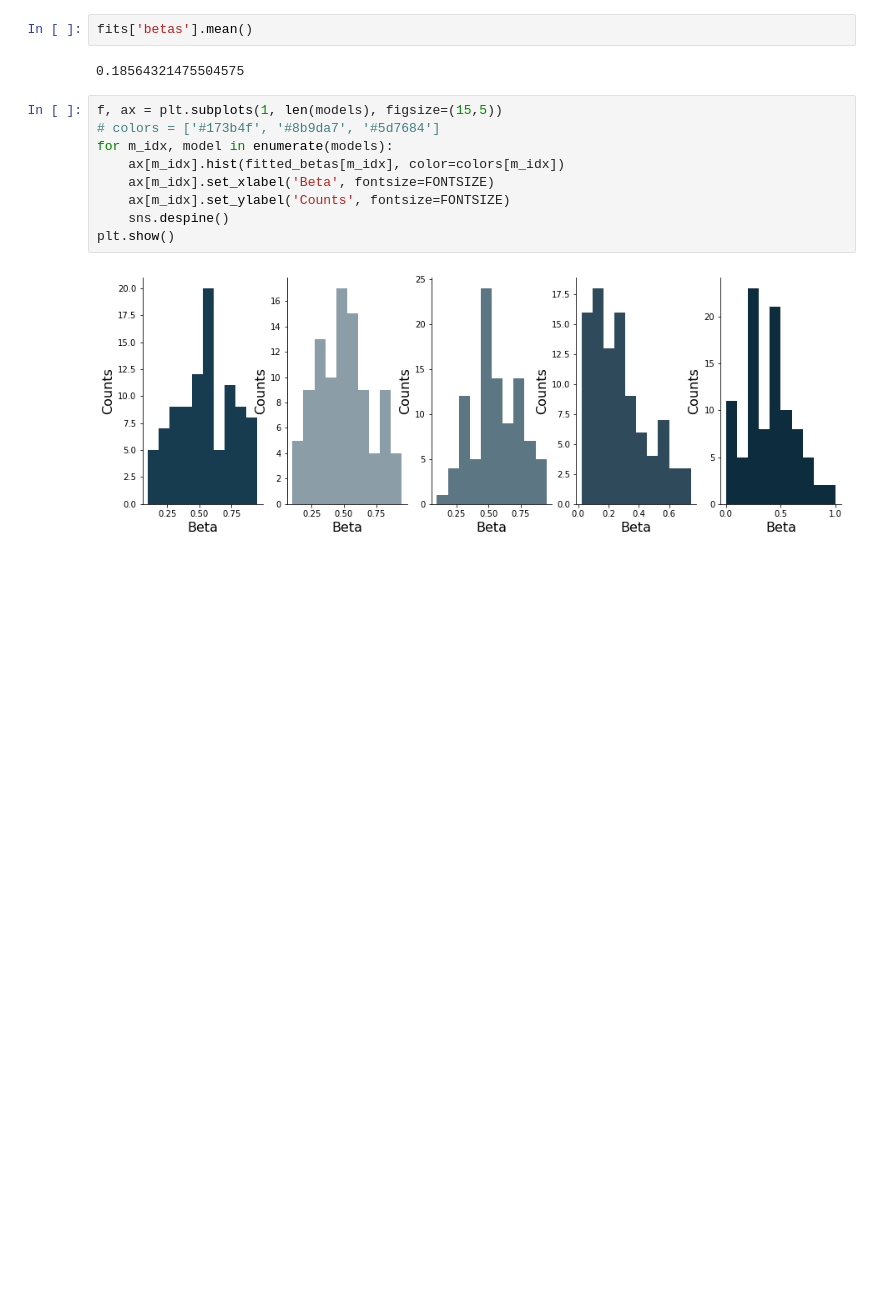
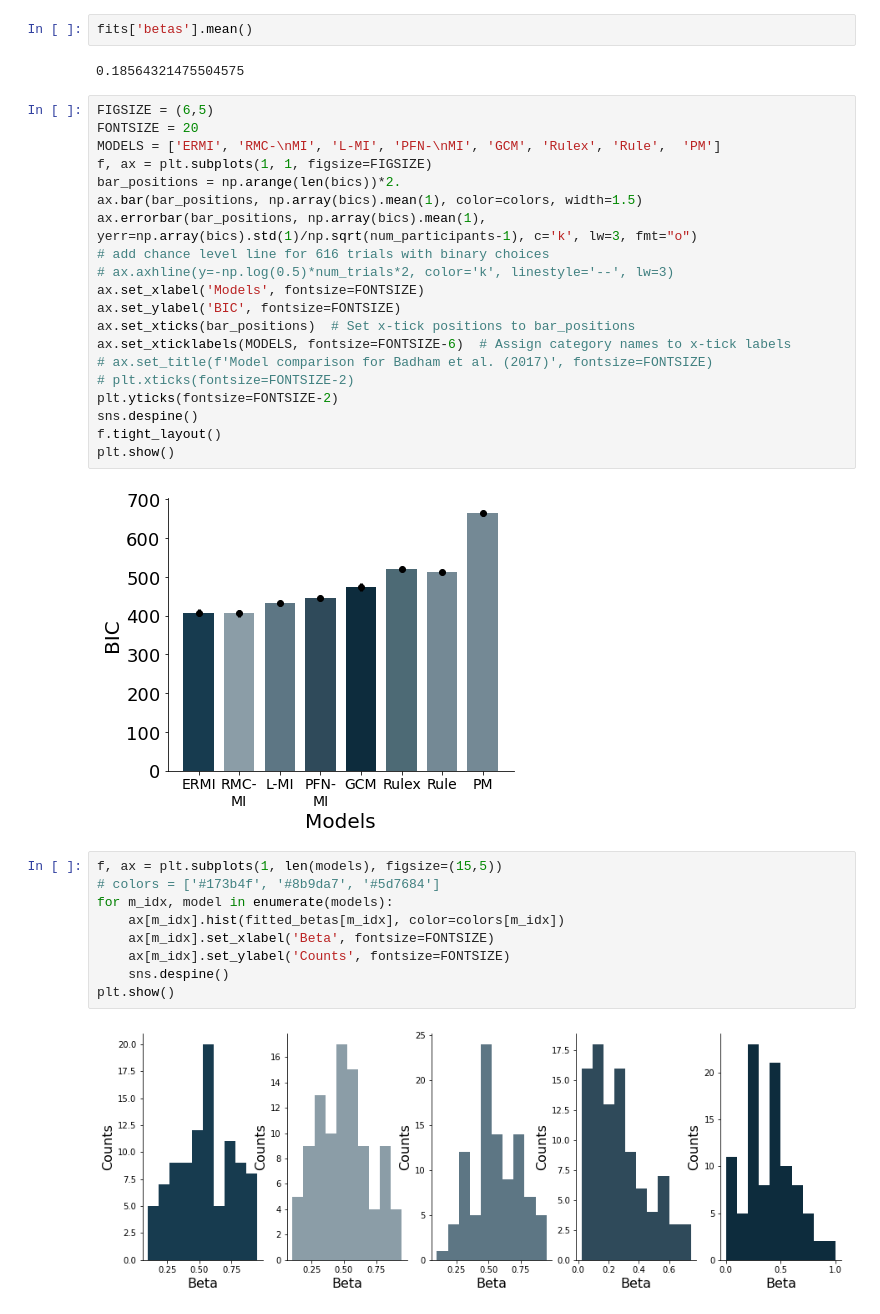
Before and after one commit to akjagadish/vanilla-llama, a Jupyter notebook: categorisation/notebooks/model_comparison.ipynb, the cells around one changed output. Saved outputs shown, nothing was run; the diff lists cells and outputs as text; blank space fills up the shorter version.

```diff
--- a/categorisation/notebooks/model_comparison.ipynb
+++ b/categorisation/notebooks/model_comparison.ipynb
@@ -550,6 +550,28 @@ np.median(fits['betas'])
 fits['betas'].mean()
 # %% [output]
 0.18564321475504575
+# %%
+FIGSIZE = (6,5)
+FONTSIZE = 20
+MODELS = ['ERMI', 'RMC-\nMI', 'L-MI', 'PFN-\nMI', 'GCM', 'Rulex', 'Rule',  'PM']
+f, ax = plt.subplots(1, 1, figsize=FIGSIZE)
+bar_positions = np.arange(len(bics))*2.
+ax.bar(bar_positions, np.array(bics).mean(1), color=colors, width=1.5)
+ax.errorbar(bar_positions, np.array(bics).mean(1), yerr=np.array(bics).std(1)/np.sqrt(num_participants-1), c='k', lw=3, fmt="o")
+# add chance level line for 616 trials with binary choices
+# ax.axhline(y=-np.log(0.5)*num_trials*2, color='k', linestyle='--', lw=3)
+ax.set_xlabel('Models', fontsize=FONTSIZE)
+ax.set_ylabel('BIC', fontsize=FONTSIZE)
+ax.set_xticks(bar_positions)  # Set x-tick positions to bar_positions
+ax.set_xticklabels(MODELS, fontsize=FONTSIZE-6)  # Assign category names to x-tick labels
+# ax.set_title(f'Model comparison for Badham et al. (2017)', fontsize=FONTSIZE)
+# plt.xticks(fontsize=FONTSIZE-2)
+plt.yticks(fontsize=FONTSIZE-2)
+sns.despine()
+f.tight_layout()
+plt.show()
+# %% [output]
+[figure, added]
 # %%
 f, ax = plt.subplots(1, len(models), figsize=(15,5))
 # colors = ['#173b4f', '#8b9da7', '#5d7684']
```
Also changed, not shown: parts of 2 cells of this notebook, 2 other files.
